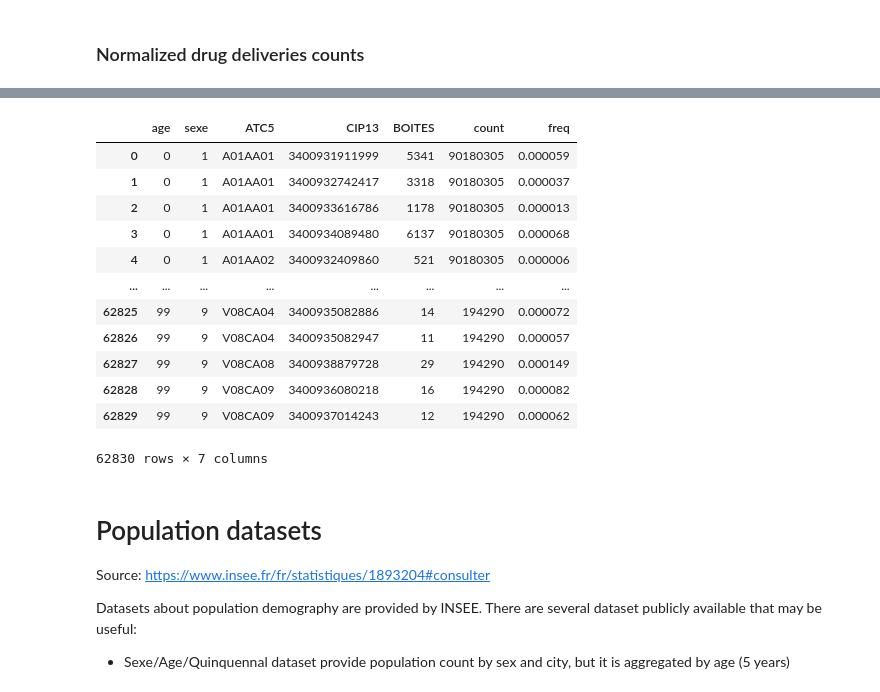
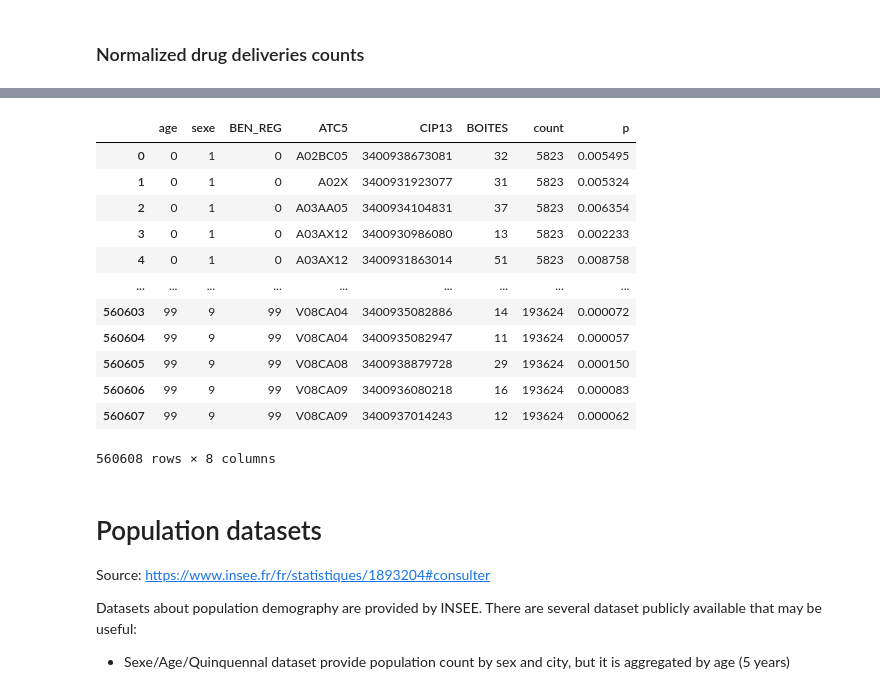
Before and after one commit to tguyet/medtrajectory_datagen, a Jupyter notebook: Data_Analysis/Public_Data_Explo.ipynb, the cells around one changed output, grey strips where cells are left out. Saved outputs shown, nothing was run; the diff lists cells and outputs as text; code cells hidden in the pictures.

```diff
--- a/Data_Analysis/Public_Data_Explo.ipynb
+++ b/Data_Analysis/Public_Data_Explo.ipynb
@@ -101,7 +101,7 @@ except:
     pass
 
 ## The following lines keep only the meaningful dimensions
-drugs=data.groupby(["age","sexe","ATC5","CIP13"]).agg({"BOITES":["sum"]}) #compute a group object
+drugs=data.groupby(["age","sexe","BEN_REG","ATC5","CIP13"]).agg({"BOITES":["sum"]}) #compute a group object
 drugs = drugs.reset_index() #transform the group object into a dataframe
 drugs.columns = drugs.columns.get_level_values(0)
 print("Number of lines: %d"%len(drugs))
@@ -130,11 +130,13 @@ Some remarks
 # %% [markdown]
 ### Normalized drug deliveries counts
 # %%
+## Drugcounts evaluates the total number of deliveries per age and sex (what ever the drug)
+
 # Remove negative counts
 drugs=drugs[drugs['BOITES']>0]
 
 #Evaluated the totals of drug deliveries per age and per sex
-drugcounts=drugs.groupby(["age","sexe"]).agg({"BOITES":["sum"]})
+drugcounts=drugs.groupby(["age","BEN_REG","sexe"]).agg({"BOITES":["sum"]})
 drugcounts = drugcounts.reset_index() #transform the group object into a dataframe
 drugcounts.columns = drugcounts.columns.get_level_values(0)
 drugcounts.rename( columns={'BOITES':'count'}, inplace=True)
@@ -141,19 +159,19 @@ drugcounts.rename( columns={'BOITES':'count'}, inplace=True)
 # %%
 # We now compute the frequency of the deliveries for each drug per group of sex and age
-drug_freq=pd.merge(drugs,drugcounts,how='left', on=['age','sexe'])
-drug_freq['freq']=drug_freq['BOITES']/drug_freq['count']
+drug_freq=pd.merge(drugs,drugcounts,how='left', on=['age','BEN_REG','sexe'])
+drug_freq['p']=drug_freq['BOITES']/drug_freq['count']
 drug_freq
 # %% [output]
-|  | age | sexe | ATC5 | CIP13 | BOITES | count | freq |
-| 0 | 0 | 1 | A01AA01 | 3400931911999 | 5341 | 90180305 | 0.000059 |
-| 1 | 0 | 1 | A01AA01 | 3400932742417 | 3318 | 90180305 | 0.000037 |
-| 2 | 0 | 1 | A01AA01 | 3400933616786 | 1178 | 90180305 | 0.000013 |
-| 3 | 0 | 1 | A01AA01 | 3400934089480 | 6137 | 90180305 | 0.000068 |
-| 4 | 0 | 1 | A01AA02 | 3400932409860 | 521 | 90180305 | 0.000006 |
-| ... | ... | ... | ... | ... | ... | ... | ... |
-| 62825 | 99 | 9 | V08CA04 | 3400935082886 | 14 | 194290 | 0.000072 |
-| 62826 | 99 | 9 | V08CA04 | 3400935082947 | 11 | 194290 | 0.000057 |
-| 62827 | 99 | 9 | V08CA08 | 3400938879728 | 29 | 194290 | 0.000149 |
-| 62828 | 99 | 9 | V08CA09 | 3400936080218 | 16 | 194290 | 0.000082 |
-| 62829 | 99 | 9 | V08CA09 | 3400937014243 | 12 | 194290 | 0.000062 |
+|  | age | sexe | BEN_REG | ATC5 | CIP13 | BOITES | count | p |
+| 0 | 0 | 1 | 0 | A02BC05 | 3400938673081 | 32 | 5823 | 0.005495 |
+| 1 | 0 | 1 | 0 | A02X | 3400931923077 | 31 | 5823 | 0.005324 |
+| 2 | 0 | 1 | 0 | A03AA05 | 3400934104831 | 37 | 5823 | 0.006354 |
+| 3 | 0 | 1 | 0 | A03AX12 | 3400930986080 | 13 | 5823 | 0.002233 |
+| 4 | 0 | 1 | 0 | A03AX12 | 3400931863014 | 51 | 5823 | 0.008758 |
+| ... | ... | ... | ... | ... | ... | ... | ... | ... |
+| 560603 | 99 | 9 | 99 | V08CA04 | 3400935082886 | 14 | 193624 | 0.000072 |
+| 560604 | 99 | 9 | 99 | V08CA04 | 3400935082947 | 11 | 193624 | 0.000057 |
+| 560605 | 99 | 9 | 99 | V08CA08 | 3400938879728 | 29 | 193624 | 0.000150 |
+| 560606 | 99 | 9 | 99 | V08CA09 | 3400936080218 | 16 | 193624 | 0.000083 |
+| 560607 | 99 | 9 | 99 | V08CA09 | 3400937014243 | 12 | 193624 | 0.000062 |
-62830 rows × 7 columns
+560608 rows × 8 columns
```
Also changed, not shown: parts of 30 cells of this notebook, 4 other files.
